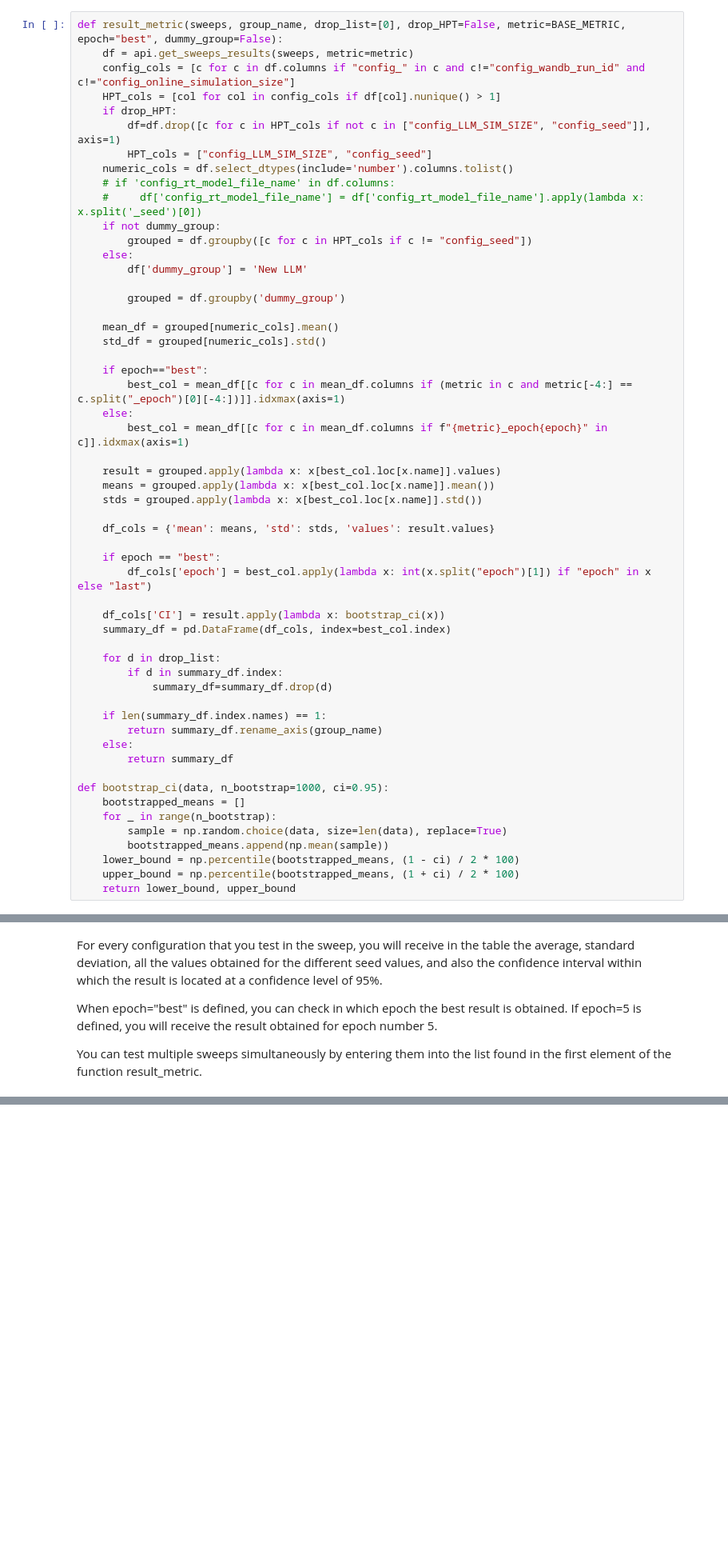
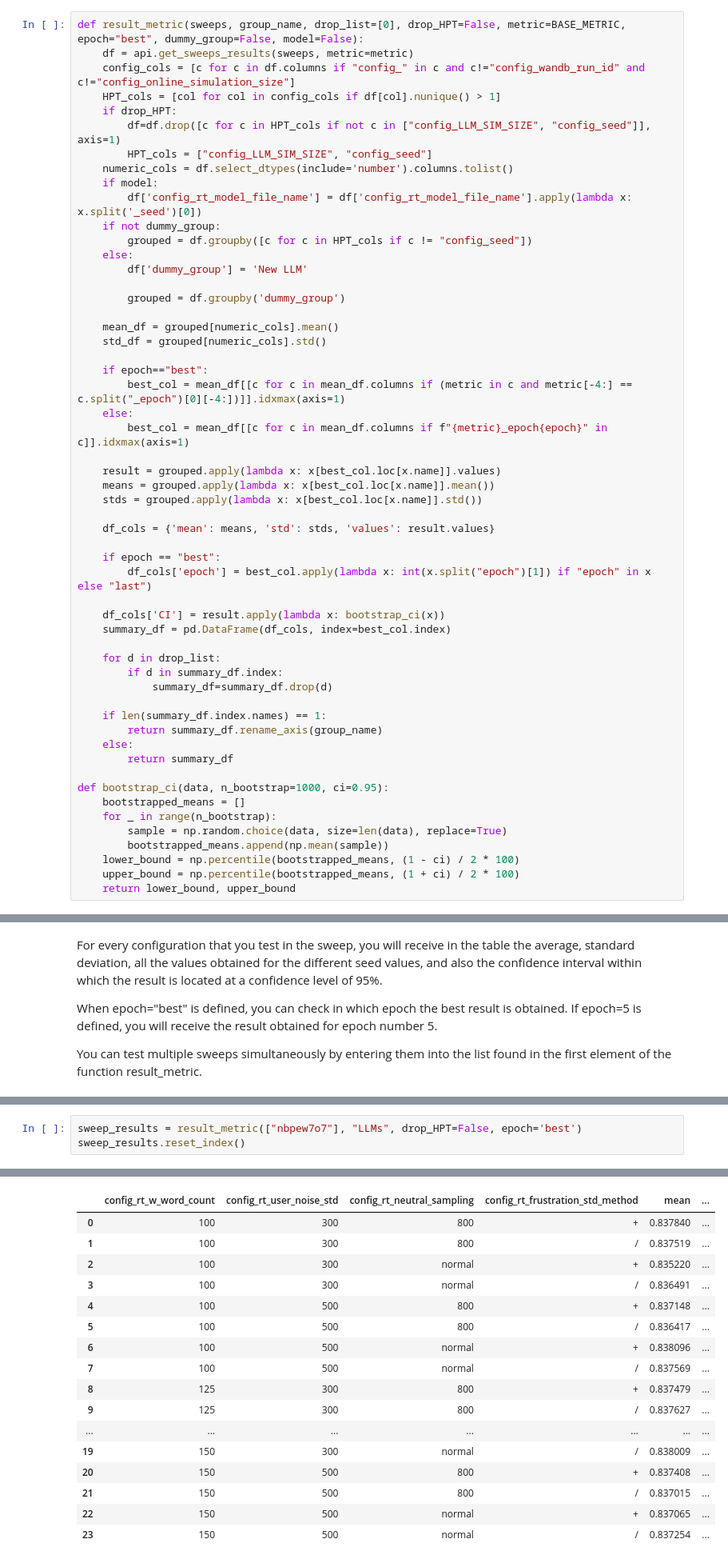
Before and after one commit to maayan-aytek/RtHumanChoicePredictionNLP, a Jupyter notebook: RunningScripts/our_analyze_results.ipynb, the cells around one changed output, grey strips where cells are left out. Shown at 80% size. Saved outputs shown, nothing was run; the diff lists cells and outputs as text; blank space fills up the shorter version.

```diff
--- a/RunningScripts/our_analyze_results.ipynb
+++ b/RunningScripts/our_analyze_results.ipynb
@@ -17,7 +8,7 @@ api = wandb_results("206713612", wandb_username="maayan-aytek1")
 
 BASE_METRIC = "accuracy_per_mean_user_and_bot"
 # %%
-def result_metric(sweeps, group_name, drop_list=[0], drop_HPT=False, metric=BASE_METRIC, epoch="best", dummy_group=False):
+def result_metric(sweeps, group_name, drop_list=[0], drop_HPT=False, metric=BASE_METRIC, epoch="best", dummy_group=False, model=False):
     df = api.get_sweeps_results(sweeps, metric=metric)
     config_cols = [c for c in df.columns if "config_" in c and c!="config_wandb_run_id" and c!="config_online_simulation_size"]
     HPT_cols = [col for col in config_cols if df[col].nunique() > 1]
@@ -25,8 +16,8 @@ def result_metric(sweeps, group_name, drop_list=[0], drop_HPT=False, metric=BASE
         df=df.drop([c for c in HPT_cols if not c in ["config_LLM_SIM_SIZE", "config_seed"]], axis=1)
         HPT_cols = ["config_LLM_SIM_SIZE", "config_seed"]
     numeric_cols = df.select_dtypes(include='number').columns.tolist()
-    # if 'config_rt_model_file_name' in df.columns:
-    #     df['config_rt_model_file_name'] = df['config_rt_model_file_name'].apply(lambda x: x.split('_seed')[0])
+    if model:
+        df['config_rt_model_file_name'] = df['config_rt_model_file_name'].apply(lambda x: x.split('_seed')[0])
     if not dummy_group:
         grouped = df.groupby([c for c in HPT_cols if c != "config_seed"])
     else:
@@ -172,0 +143,4 @@ KeyError: 'config_LLM_SIM_SIZE'
+# %%
+sweep_results = result_metric(["nbpew7o7"], "LLMs", drop_HPT=False, epoch='best')
+sweep_results.reset_index()
+# %% [output]
@@ -172,0 +149,17 @@ KeyError: 'config_LLM_SIM_SIZE'
+|  | config_rt_w_word_count | config_rt_user_noise_std | config_rt_neutral_sampling | config_rt_frustration_std_method | mean | ... |
+| 0 | 100 | 300 | 800 | + | 0.837840 | ... |
+| 1 | 100 | 300 | 800 | / | 0.837519 | ... |
+| 2 | 100 | 300 | normal | + | 0.835220 | ... |
+| 3 | 100 | 300 | normal | / | 0.836491 | ... |
+| 4 | 100 | 500 | 800 | + | 0.837148 | ... |
+| 5 | 100 | 500 | 800 | / | 0.836417 | ... |
+| 6 | 100 | 500 | normal | + | 0.838096 | ... |
+| 7 | 100 | 500 | normal | / | 0.837569 | ... |
+| 8 | 125 | 300 | 800 | + | 0.837479 | ... |
+| 9 | 125 | 300 | 800 | / | 0.837627 | ... |
+| ... | ... | ... | ... | ... | ... | ... |
+| 19 | 150 | 300 | normal | / | 0.838009 | ... |
+| 20 | 150 | 500 | 800 | + | 0.837408 | ... |
+| 21 | 150 | 500 | 800 | / | 0.837015 | ... |
+| 22 | 150 | 500 | normal | + | 0.837065 | ... |
+| 23 | 150 | 500 | normal | / | 0.837254 | ... |
```
Also changed, not shown: parts of 14 cells of this notebook, 8 other files.
